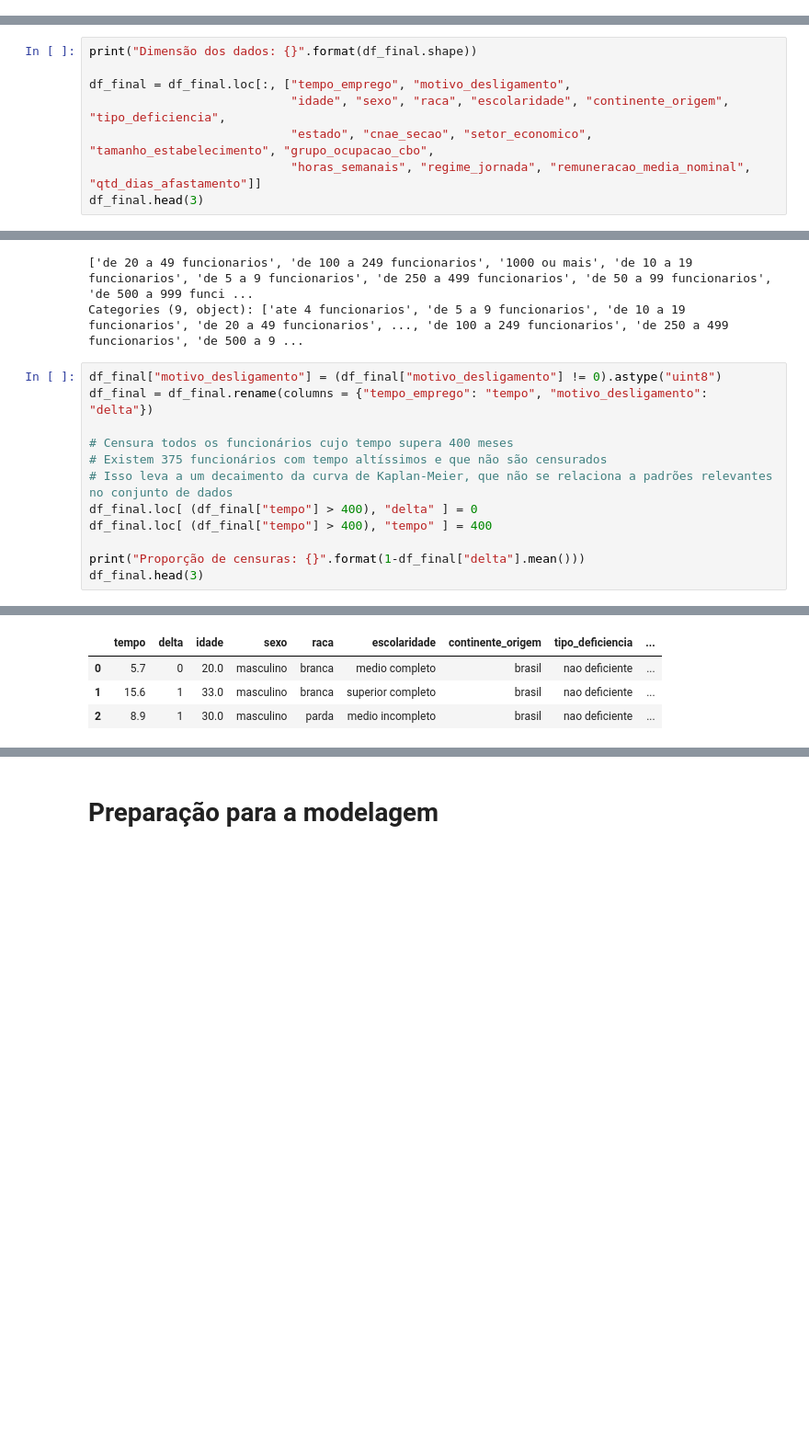
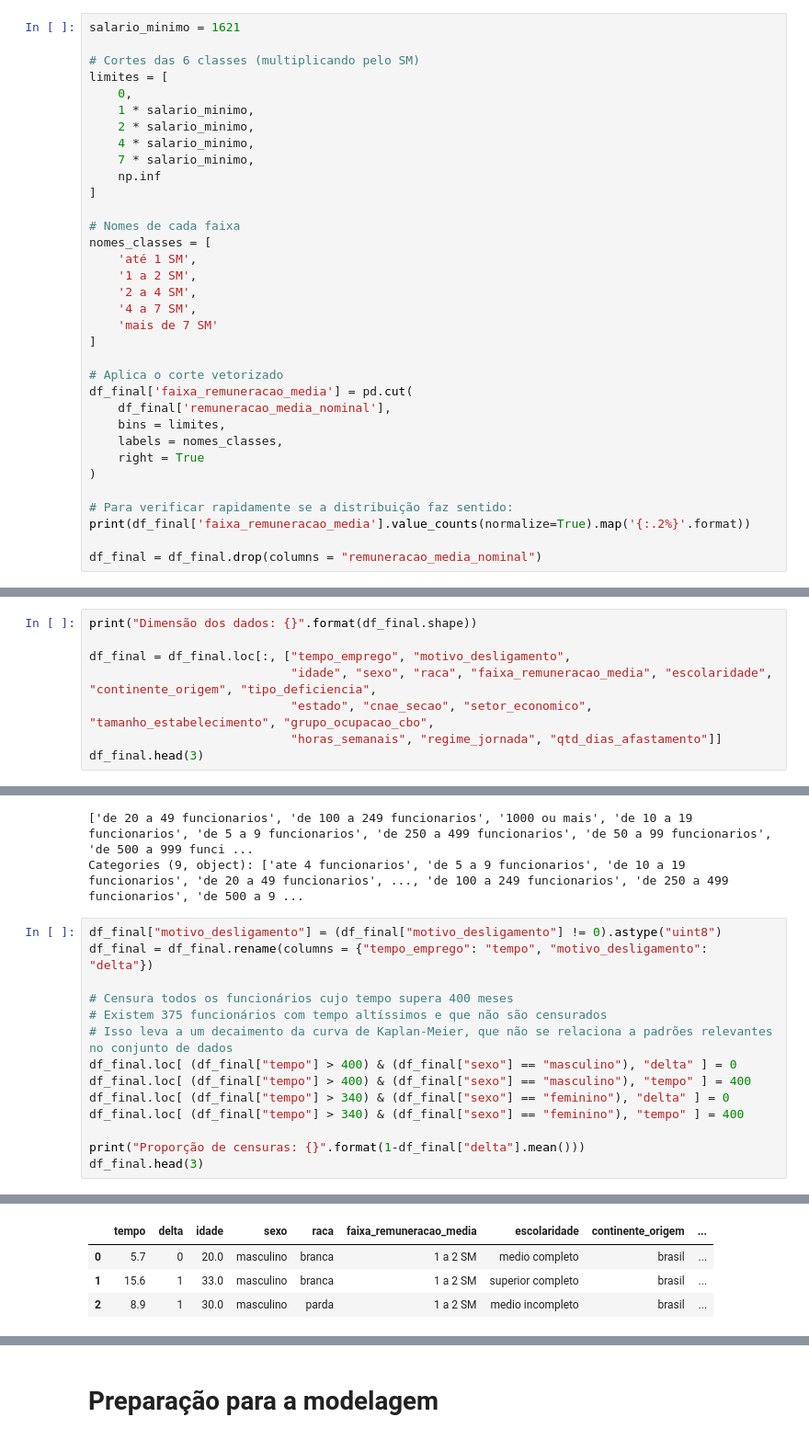
Before and after one commit to nhilariosilva/rais_analysis, a Jupyter notebook: Rais - Limpeza dados.ipynb, the cells around one changed output, grey strips where cells are left out. Shown at 92% size. Drawn from its saved outputs; the diff is of its cells as text; blank space fills up the shorter version.

```diff
--- a/Rais - Limpeza dados.ipynb
+++ b/Rais - Limpeza dados.ipynb
@@ -1276,3 +1279,37 @@ df_final = df_final.drop(columns = "admissao_agrupada")
 
 # Por motivos similares a "admissao_agrupada", também removemos essa variável
 df_final = df_final.drop(columns = "mes_admissao")
+# %%
+salario_minimo = 1621
+
+# Cortes das 6 classes (multiplicando pelo SM)
+limites = [
+    0,
+    1 * salario_minimo,
+    2 * salario_minimo,
+    4 * salario_minimo,
+    7 * salario_minimo,
+    np.inf
+]
+
+# Nomes de cada faixa
+nomes_classes = [
+    'até 1 SM',
+    '1 a 2 SM',
+    '2 a 4 SM',
+    '4 a 7 SM',
+    'mais de 7 SM'
+]
+
+# Aplica o corte vetorizado
+df_final['faixa_remuneracao_media'] = pd.cut(
+    df_final['remuneracao_media_nominal'],
+    bins = limites,
+    labels = nomes_classes,
+    right = True
+)
+
+# Para verificar rapidamente se a distribuição faz sentido:
+print(df_final['faixa_remuneracao_media'].value_counts(normalize=True).map('{:.2%}'.format))
+
+df_final = df_final.drop(columns = "remuneracao_media_nominal")
@@ -1280,8 +1325,8 @@ df_final = df_final.drop(columns = "mes_admissao")
 print("Dimensão dos dados: {}".format(df_final.shape))
 
 df_final = df_final.loc[:, ["tempo_emprego", "motivo_desligamento",
-                            "idade", "sexo", "raca", "escolaridade", "continente_origem", "tipo_deficiencia",
+                            "idade", "sexo", "raca", "faixa_remuneracao_media", "escolaridade", "continente_origem", "tipo_deficiencia",
                             "estado", "cnae_secao", "setor_economico", "tamanho_estabelecimento", "grupo_ocupacao_cbo",
-                            "horas_semanais", "regime_jornada", "remuneracao_media_nominal", "qtd_dias_afastamento"]]
+                            "horas_semanais", "regime_jornada", "qtd_dias_afastamento"]]
 df_final.head(3)
 # %% [output]
@@ -1305,8 +1350,10 @@ df_final = df_final.rename(columns = {"tempo_emprego": "tempo", "motivo_desligam
 # Censura todos os funcionários cujo tempo supera 400 meses
 # Existem 375 funcionários com tempo altíssimos e que não são censurados
 # Isso leva a um decaimento da curva de Kaplan-Meier, que não se relaciona a padrões relevantes no conjunto de dados
-df_final.loc[ (df_final["tempo"] > 400), "delta" ] = 0
-df_final.loc[ (df_final["tempo"] > 400), "tempo" ] = 400
+df_final.loc[ (df_final["tempo"] > 400) & (df_final["sexo"] == "masculino"), "delta" ] = 0
+df_final.loc[ (df_final["tempo"] > 400) & (df_final["sexo"] == "masculino"), "tempo" ] = 400
+df_final.loc[ (df_final["tempo"] > 340) & (df_final["sexo"] == "feminino"), "delta" ] = 0
+df_final.loc[ (df_final["tempo"] > 340) & (df_final["sexo"] == "feminino"), "tempo" ] = 400
 
 print("Proporção de censuras: {}".format(1-df_final["delta"].mean()))
 df_final.head(3)
@@ -1315,7 +1362,7 @@ Proporção de censuras: 0.7667573876903218
-|  | tempo | delta | idade | sexo | raca | escolaridade | continente_origem | tipo_deficiencia | ... |
-| 0 | 5.7 | 0 | 20.0 | masculino | branca | medio completo | brasil | nao deficiente | ... |
-| 1 | 15.6 | 1 | 33.0 | masculino | branca | superior completo | brasil | nao deficiente | ... |
-| 2 | 8.9 | 1 | 30.0 | masculino | parda | medio incompleto | brasil | nao deficiente | ... |
+|  | tempo | delta | idade | sexo | raca | faixa_remuneracao_media | escolaridade | continente_origem | ... |
+| 0 | 5.7 | 0 | 20.0 | masculino | branca | 1 a 2 SM | medio completo | brasil | ... |
+| 1 | 15.6 | 1 | 33.0 | masculino | branca | 1 a 2 SM | superior completo | brasil | ... |
+| 2 | 8.9 | 1 | 30.0 | masculino | parda | 1 a 2 SM | medio incompleto | brasil | ... |
 # %%
 df_final["tamanho_estabelecimento"].value_counts()
 # %% [output]
```
Also changed, not shown: parts of 30 cells of this notebook, 38 other files.
